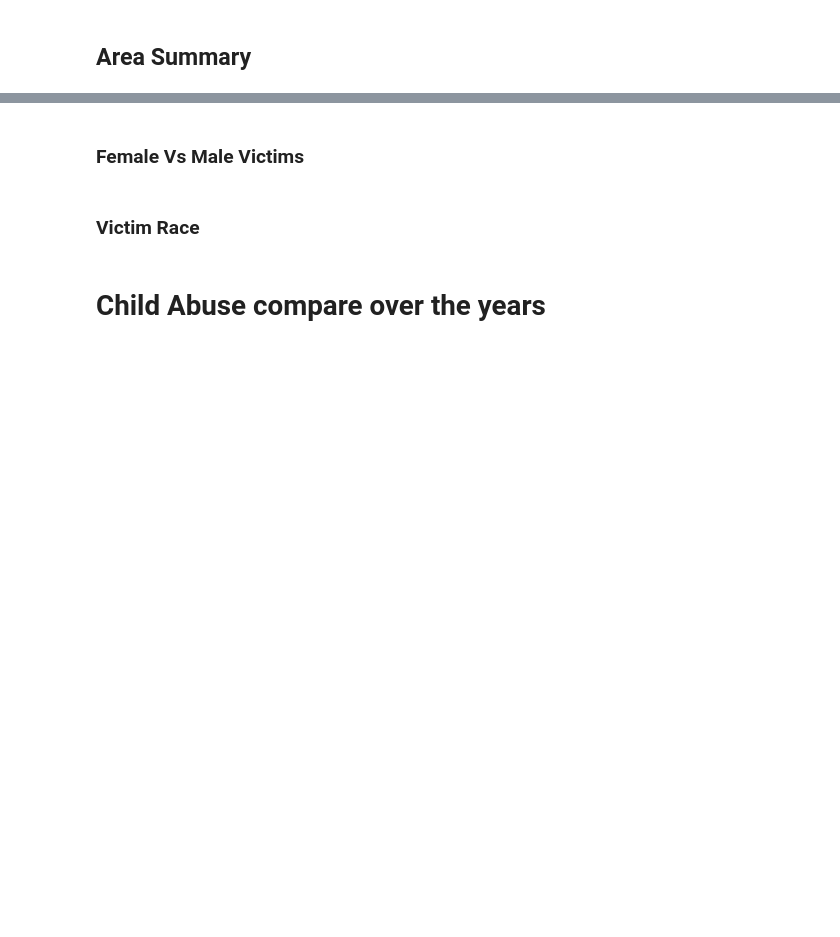
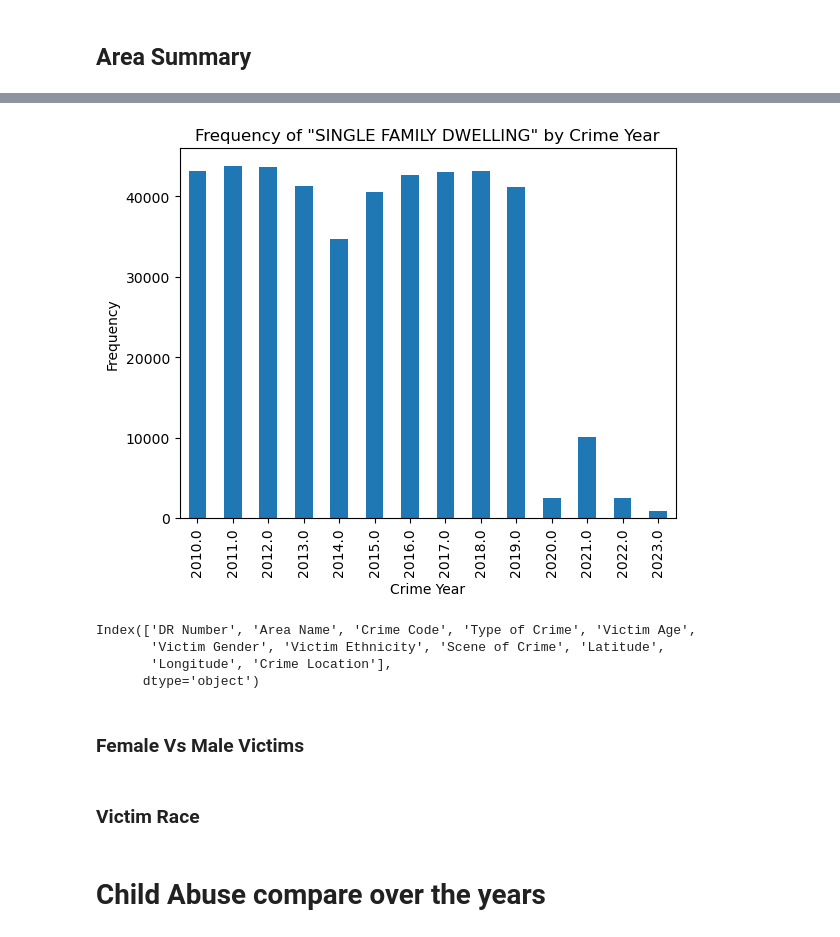
Before and after one commit to kekojones12/Project-1, a Jupyter notebook: Project_1_starter.ipynb, the cells around one changed output, grey strips where cells are left out. Drawn from its saved outputs; the diff is of its cells as text; code cells hidden in the pictures; blank space fills up the shorter version.

```diff
--- a/Project_1_starter.ipynb
+++ b/Project_1_starter.ipynb
@@ -287,3 +369,24 @@ per_area_crime_counts =
+# %%
+# Make a data frame with Columns for Average crime per area
+
+import pandas as pd
+import matplotlib.pyplot as plt
+
+# Assuming you have a DataFrame named "Data_complete"
+
+# Use the groupby and value_counts methods to count occurrences of "SINGLE FAMILY DWELLING" by "Crime Year"
+filtered_data = Data_complete[Data_complete['Premis Desc'] == 'SINGLE FAMILY DWELLING']
+frequency_by_year = filtered_data.groupby('Crime Year').size()
+
+# Plot the results as a bar chart
+frequency_by_year.plot(kind='bar')
+plt.xlabel('Crime Year')
+plt.ylabel('Frequency')
+plt.title('Frequency of "SINGLE FAMILY DWELLING" by Crime Year')
+plt.show()
+# Display Data Frame
+# %% [output]
+[figure, added]
 # %%
 # Highest Crime Area(By Total Crimes)
 # %%
@@ -295,6 +398,12 @@ per_area_crime_counts =
 #Crime in each area acroos the years
 # %%
 # Any change in the Hot spots overs the years
+print(Data_complete.columns)
+# %% [output]
+Index(['DR Number', 'Area Name', 'Crime Code', 'Type of Crime', 'Victim Age',
+       'Victim Gender', 'Victim Ethnicity', 'Scene of Crime', 'Latitude',
+       'Longitude', 'Crime Location'],
+      dtype='object')
 # %% [markdown]
 ### Female Vs Male Victims
 # %%
```
Also changed, not shown: parts of 17 cells of this notebook.
